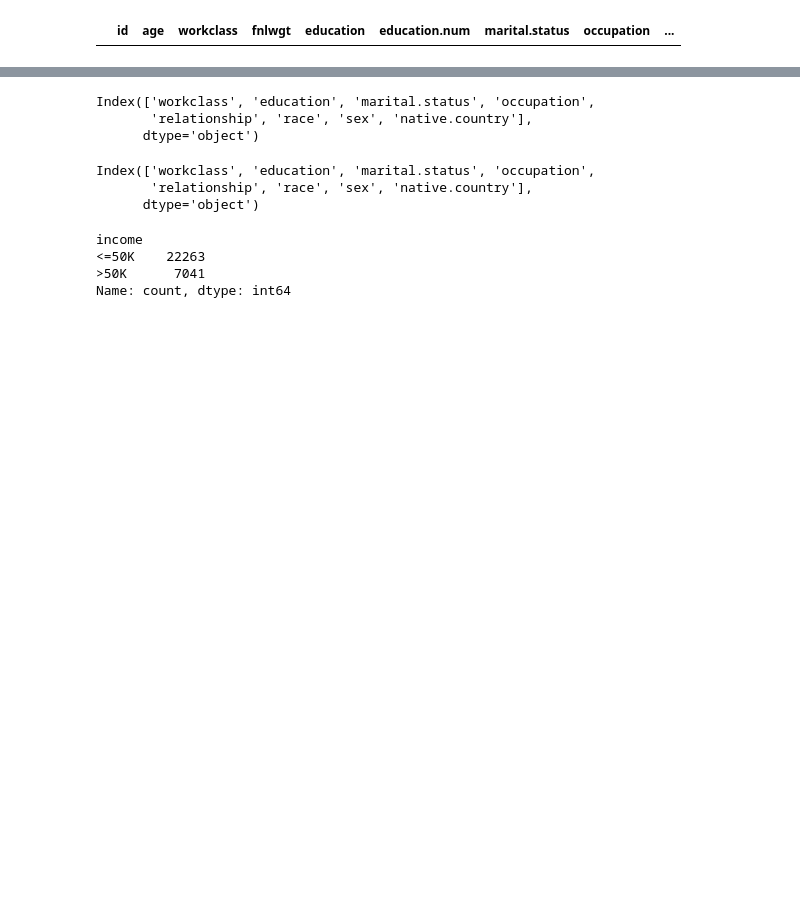
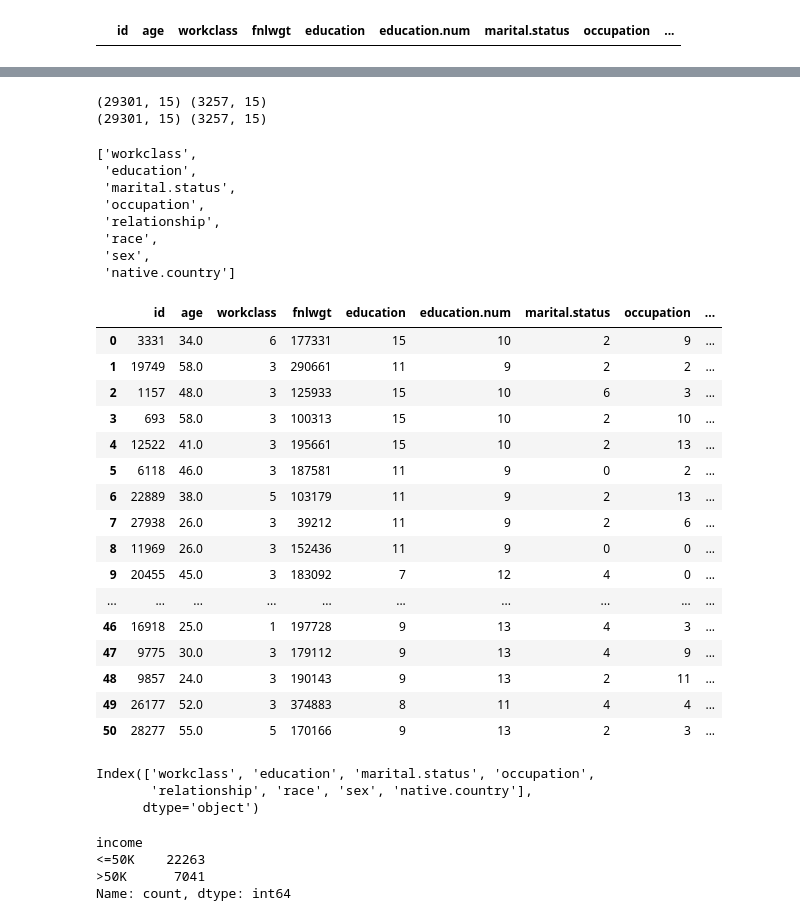
Before and after one commit to B735244/Bigdata_UI_Bogeum, a Jupyter notebook: 13. ML_JUPITER/notebooks/Ch00_PANDAS_INIT/04이진분류.ipynb, the cells around one changed output, grey strips where cells are left out. Saved outputs shown, nothing was run; the diff lists cells and outputs as text; code cells hidden in the pictures; blank space fills up the shorter version.

```diff
--- a/13. ML_JUPITER/notebooks/Ch00_PANDAS_INIT/04이진분류.ipynb
+++ b/13. ML_JUPITER/notebooks/Ch00_PANDAS_INIT/04이진분류.ipynb
@@ -1363,8 +1359,60 @@ print(train.shape, test.shape, train_oh.shape, test_oh.shape)
+# %%
+# train - test 간 인코딩 시 컬럼 불일치 문제 해결
+print(train.shape, test.shape)  # 원본 데이터 크기
+data = pd.concat([train, test], axis=0)  # 두 데이터를 세로로 합치기
+data_oh = pd.get_dummies(data)  # 합친 데이터로 원핫 인코딩
+train_oh = data_oh.iloc[:len(train)].copy()  # 앞부분을 학습용으로 분리
+test_oh = data_oh.iloc[len(train):].copy()  # 뒷부분을 시험용으로 분리
+print(train_oh.shape, test_oh.shape)  # 분리 후 크기 확인
+# %% [output]
+(29301, 15) (3257, 15)
+(29301, 15) (3257, 15)
 # %%
-cols = train.select_dtypes(include="object").columns
+# 레이블 인코딩- 순서있는 인코딩
+# cols = train.select_dtypes(include="object").columns
+# cols
+
+#cols_1 = train.columns[train.dtypes==object]
+#cols_1
+
+cols = ['workclass', 'education', 'marital.status', 'occupation',
+        'relationship', 'race', 'sex', 'native.country']
 cols
 # %% [output]
-Index(['workclass', 'education', 'marital.status', 'occupation',
-       'relationship', 'race', 'sex', 'native.country'],
-      dtype='object')
+['workclass',
+ 'education',
+ 'marital.status',
+ 'occupation',
+ 'relationship',
+ 'race',
+ 'sex',
+ 'native.country']
+# %%
+# 레이블 인코딩
+from sklearn.preprocessing import LabelEncoder
+
+for col in cols:
+    le = LabelEncoder()
+    train[col] = le.fit_transform(train[col])
+    test[col] = le.transform(test[col])
+
+train.head(50)
+# %% [output]
+|  | id | age | workclass | fnlwgt | education | education.num | marital.status | occupation | ... |
+| 0 | 3331 | 34.0 | 6 | 177331 | 15 | 10 | 2 | 9 | ... |
+| 1 | 19749 | 58.0 | 3 | 290661 | 11 | 9 | 2 | 2 | ... |
+| 2 | 1157 | 48.0 | 3 | 125933 | 15 | 10 | 6 | 3 | ... |
+| 3 | 693 | 58.0 | 3 | 100313 | 15 | 10 | 2 | 10 | ... |
+| 4 | 12522 | 41.0 | 3 | 195661 | 15 | 10 | 2 | 13 | ... |
+| 5 | 6118 | 46.0 | 3 | 187581 | 11 | 9 | 0 | 2 | ... |
+| 6 | 22889 | 38.0 | 5 | 103179 | 11 | 9 | 2 | 13 | ... |
+| 7 | 27938 | 26.0 | 3 | 39212 | 11 | 9 | 2 | 6 | ... |
+| 8 | 11969 | 26.0 | 3 | 152436 | 11 | 9 | 0 | 0 | ... |
+| 9 | 20455 | 45.0 | 3 | 183092 | 7 | 12 | 4 | 0 | ... |
+| ... | ... | ... | ... | ... | ... | ... | ... | ... | ... |
+| 46 | 16918 | 25.0 | 1 | 197728 | 9 | 13 | 4 | 3 | ... |
+| 47 | 9775 | 30.0 | 3 | 179112 | 9 | 13 | 4 | 9 | ... |
+| 48 | 9857 | 24.0 | 3 | 190143 | 9 | 13 | 2 | 11 | ... |
+| 49 | 26177 | 52.0 | 3 | 374883 | 8 | 11 | 4 | 4 | ... |
+| 50 | 28277 | 55.0 | 5 | 170166 | 9 | 13 | 2 | 3 | ... |
 # %%
```
Also changed, not shown: parts of 10 cells of this notebook.
